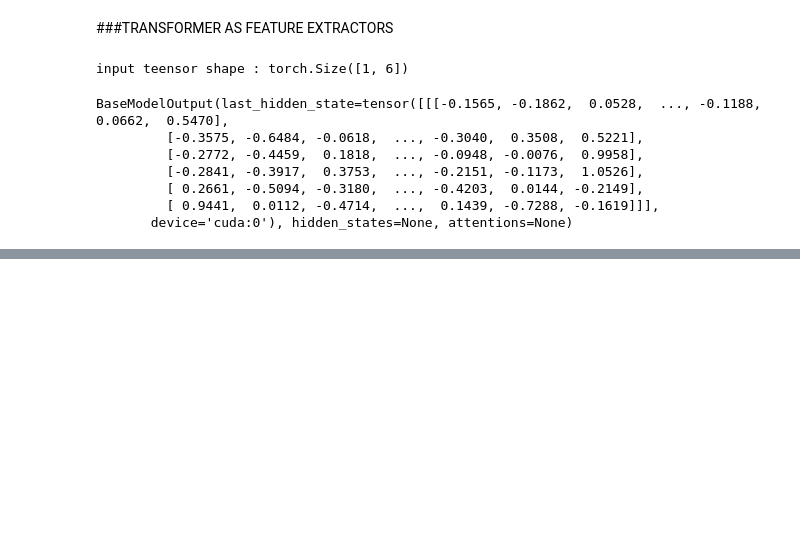
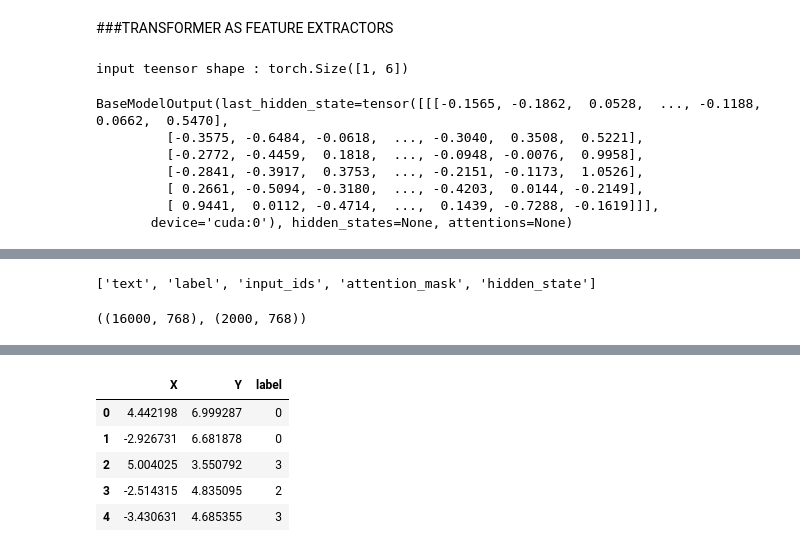
Before and after one commit to Evans-tats/transformers, a Jupyter notebook: transformer.ipynb, the cells around one changed output, grey strips where cells are left out. Saved outputs shown, nothing was run; the diff lists cells and outputs as text; code cells hidden in the pictures; blank space fills up the shorter version.

```diff
--- a/transformer.ipynb
+++ b/transformer.ipynb
@@ -168,0 +171,10 @@ hhh
+# %%
+def extract_hidden_states(batch):
+  # Place model inputs on the GPU
+  inputs = {k:v.to(device) for k,v in batch.items()
+            if k in tokenizer.model_input_names}
+  #Extract last hidden states
+  with torch.no_grad():
+    last_hidden_state = model(**inputs).last_hidden_state
+  #Return vector for [CLS] token
+  return {"hidden_state": last_hidden_state[:,0].cpu().numpy()}
@@ -168,0 +185,27 @@ hhh
+# %%
+eemotions_hidden["train"].column_names
+# %% [output]
+['text', 'label', 'input_ids', 'attention_mask', 'hidden_state']
+# %%
+import numpy as np
+X_train = np.array(eemotions_hidden["train"]["hidden_state"])
+X_valid = np.array(eemotions_hidden["validation"]["hidden_state"])
+y_train = np.array(eemotions_hidden["train"]["label"])
+y_valid = np.array(eemotions_hidden["validation"]["label"])
+X_train.shape, X_valid.shape
+# %% [output]
+((16000, 768), (2000, 768))
+# %%
+!pip install umap-learn
+from umap import UMAP
+from sklearn.preprocessing import MinMaxScaler
+
+# scale features to [0,1] range
+X_scaled = MinMaxScaler().fit_transform(X_train)
+#Initialize and fit UMAP
+mapper = UMAP(n_components=2, metric="cosine").fit(X_scaled)
+#create a Dtaframe of 2d embeddings
+df_emb = pd.DataFrame(mapper.embedding_, columns=["X", "Y"])
+df_emb["label"] = y_train
+df_emb.head()
+# %% [output]
@@ -168,0 +222,6 @@ hhh
+|  | X | Y | label |
+| 0 | 4.442198 | 6.999287 | 0 |
+| 1 | -2.926731 | 6.681878 | 0 |
+| 2 | 5.004025 | 3.550792 | 3 |
+| 3 | -2.514315 | 4.835095 | 2 |
+| 4 | -3.430631 | 4.685355 | 3 |
```
Also changed, not shown: parts of 10 cells of this notebook.
